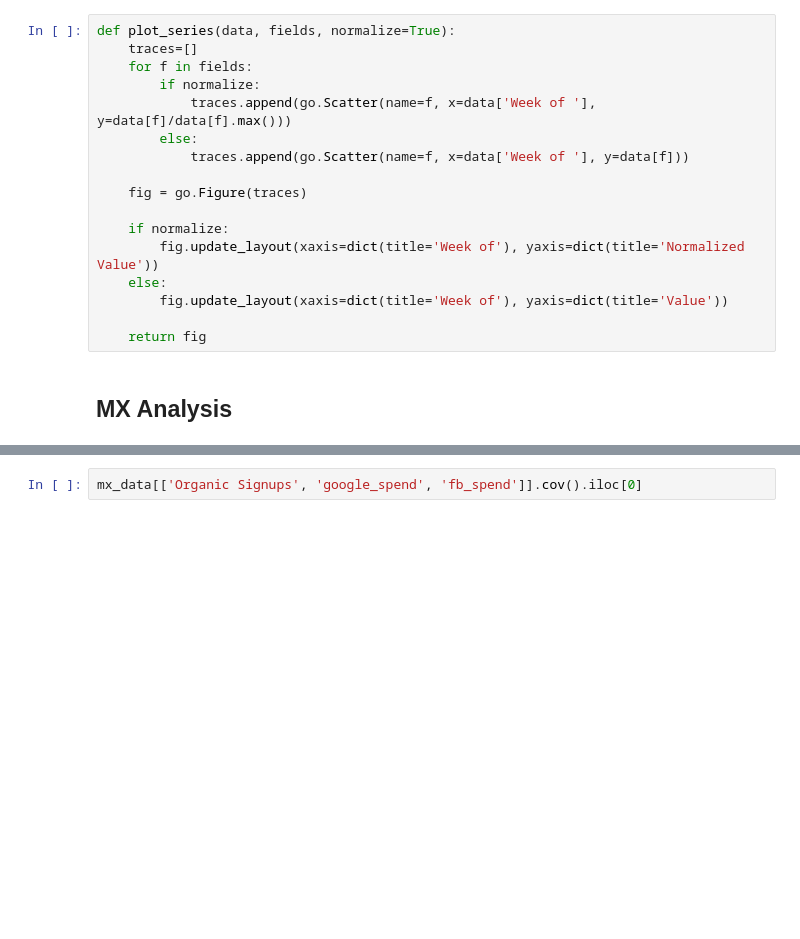
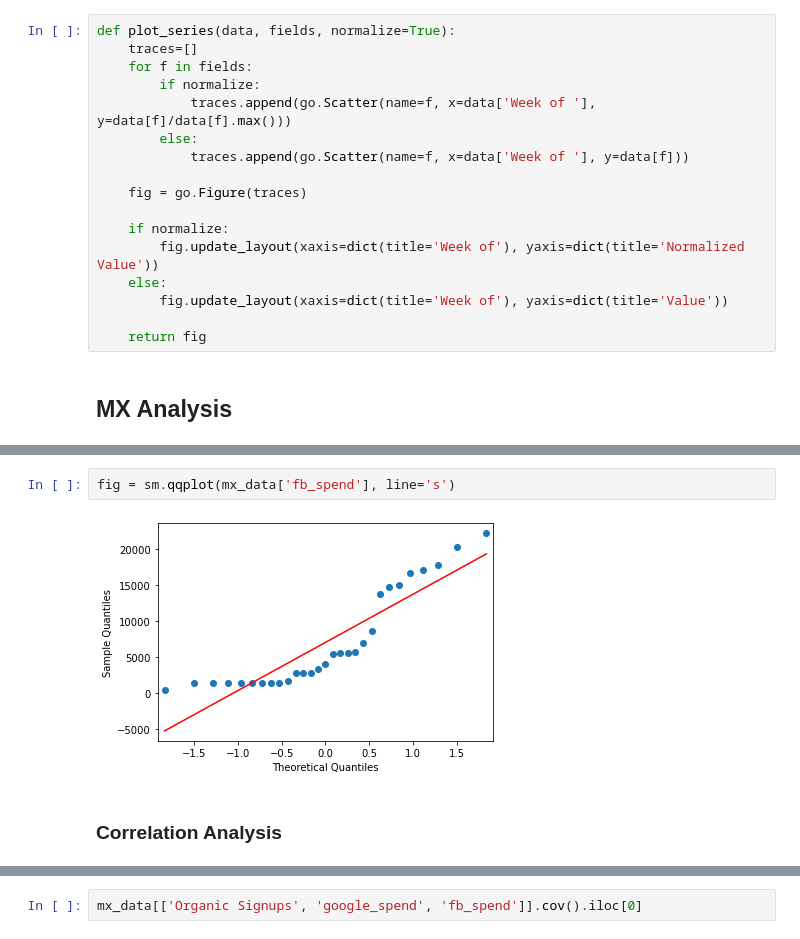
Before and after one commit to kliao-tala/organic_spend, a Jupyter notebook: Organics-Spend Exploratory Analysis.ipynb, the cells around one changed output, grey strips where cells are left out. Drawn from its saved outputs; the diff is of its cells as text; blank space fills up the shorter version.

Commit message:
completed analysis

```diff
--- a/Organics-Spend Exploratory Analysis.ipynb
+++ b/Organics-Spend Exploratory Analysis.ipynb
@@ -131,3 +177,9 @@ fig.update_layout(title='Facebook Spend Distribution')
 fig.show()
 # %% [output]
 [interactive output not drawn]
+# %%
+fig = sm.qqplot(mx_data['fb_spend'], line='s')
+# %% [output]
+[figure, added]
+# %% [markdown]
+### Correlation Analysis
```
Also changed, not shown: parts of 63 cells of this notebook, 1 other file.
